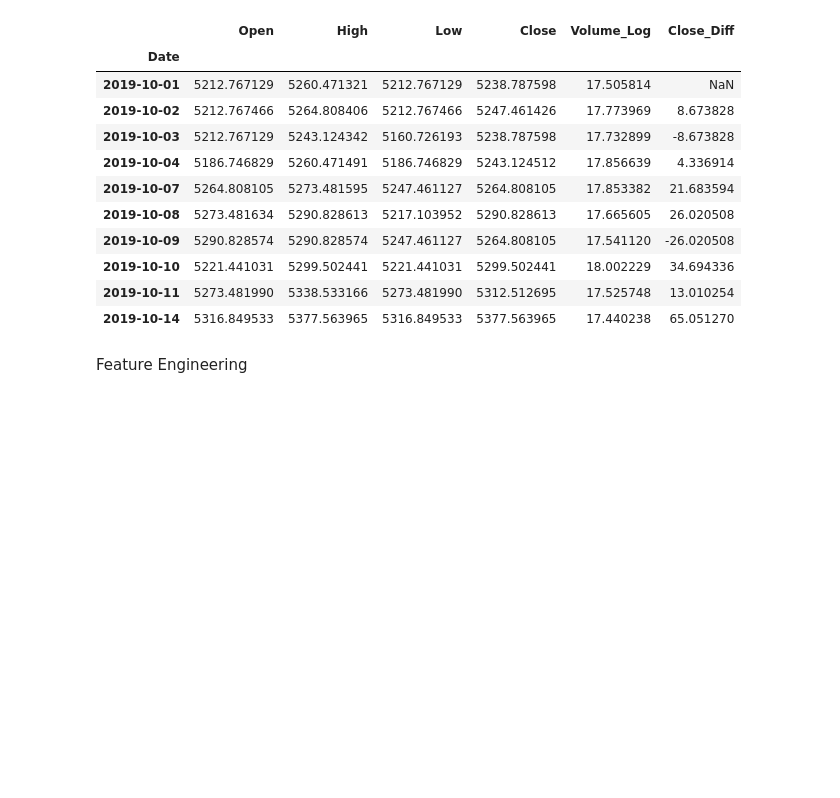
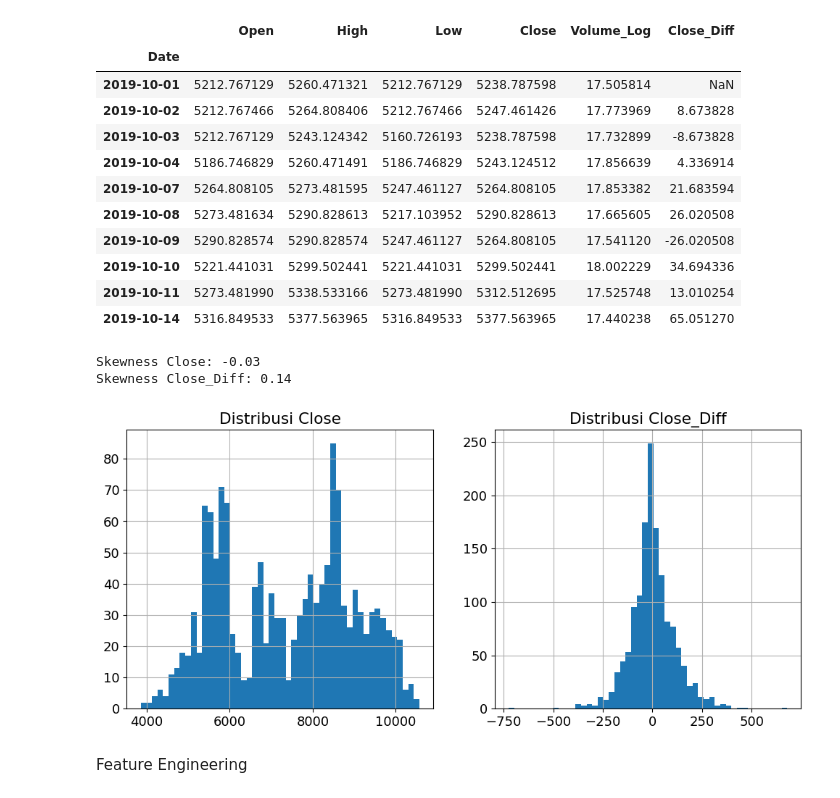
Before and after one commit to MartinoSimatupang/Skripsi-Martino-Simatupang, a Jupyter notebook: Model Random Forest-Bayesian Optimization.ipynb, the cells around one changed output. Drawn from its saved outputs; the diff is of its cells as text; code cells hidden in the pictures; blank space fills up the shorter version.

```diff
--- a/Model Random Forest-Bayesian Optimization.ipynb
+++ b/Model Random Forest-Bayesian Optimization.ipynb
@@ -346,6 +346,27 @@ df_awal.head(10)
 | 2019-10-10 | 5221.441031 | 5299.502441 | 5221.441031 | 5299.502441 | 18.002229 | 34.694336 |
 | 2019-10-11 | 5273.481990 | 5338.533166 | 5273.481990 | 5312.512695 | 17.525748 | 13.010254 |
 | 2019-10-14 | 5316.849533 | 5377.563965 | 5316.849533 | 5377.563965 | 17.440238 | 65.051270 |
+# %%
+# Cek kemiringan 'Close' sebelum transformasi
+print(f"Skewness Close: {df_awal['Close'].skew():.2f}")
+
+# Cek kemiringan setelah transformasi
+print(f"Skewness Close_Diff: {df_awal['Close_Diff'].skew():.2f}")
+
+# Visualisasi perbedaannya
+plt.figure(figsize=(12, 5))
+plt.subplot(1, 2, 1)
+df_awal['Close'].hist(bins=50)
+plt.title('Distribusi Close')
+
+plt.subplot(1, 2, 2)
+df_awal['Close_Diff'].hist(bins=50)
+plt.title('Distribusi Close_Diff')
+plt.show()
+# %% [output]
+Skewness Close: -0.03
+Skewness Close_Diff: 0.14
+[figure, added]
 # %% [markdown]
 Feature Engineering
 # %%
```
Also changed, not shown: parts of 13 cells of this notebook.
